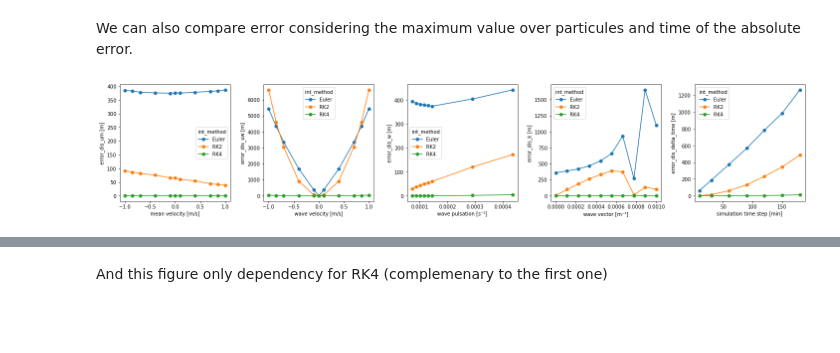
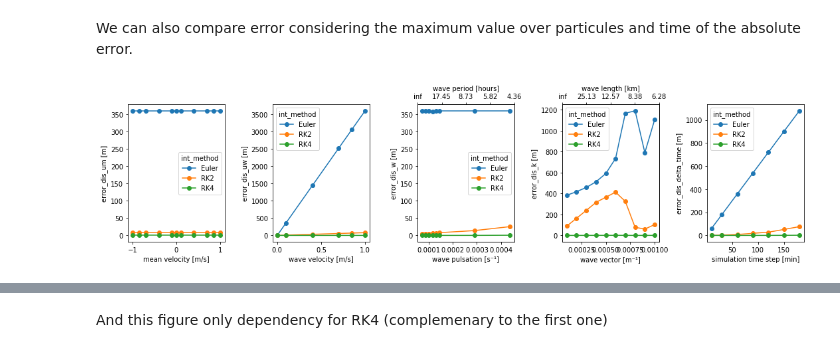
Before and after one commit to margot-demol/stage-m1, a Jupyter notebook: development/temporal_int_comparison.ipynb, the cells around one changed output, grey strips where cells are left out. Saved outputs shown, nothing was run; the diff lists cells and outputs as text; code cells hidden in the pictures; blank space fills up the shorter version.

```diff
--- a/development/temporal_int_comparison.ipynb
+++ b/development/temporal_int_comparison.ipynb
@@ -179,9 +203,9 @@ WHY $\phi=kx(t=0)$ in the average value term and $\phi=kx(t)$ in the oscillated
 To compare error, we first compute the square root of the mean value over particules and over 48 hours (day 4 and 6) of the square displacement error.
 # %%
 Um=[-1,-0.85,-0.7,-0.4,-0.1,0, 0.1, 0.4,0.7,0.85,1]
-Uw=[-1,-0.85,-0.7,-0.4,-0.1,0, 0.1, 0.4,0.7,0.85,1]
+Uw=[0, 0.1, 0.4,0.7,0.85,1]
 W=[1/2*sti.w2,6/10*sti.w2,7/10*sti.w2,8/10*sti.w2,9/10*sti.w2,1*sti.w2, 2*sti.w2, 3*sti.w2]
-K=list(np.linspace(0,0.001,10))
+K=list(np.linspace(0.0001,0.001,10))
 Var=[Um, Uw,W, K]
 
 Dt=[sti.h2s/6,sti.h2s/2,sti.h2s,sti.h2s*3/2, sti.h2s*2,sti.h2s*5/2, sti.h2s*3]
@@ -194,5 +218,3 @@ OT=[list(np.arange(0,sti.d2s*6, sti.h2s)),
     list(np.arange(0,sti.d2s*6-sti.h2s, sti.h2s*2)),
     list(np.arange(0,sti.d2s*6-sti.h2s, sti.h2s*5/2)),
     list(np.arange(0,sti.d2s*6-sti.h2s, sti.h2s*3))]
-ds=sti.dependency_ds(list_Var=Var, OT=OT, T=T, Dt=Dt, advected=0)
-ds
@@ -231,16 +248,26 @@ plt.draw()
 # %% [markdown]
 We can also compare error considering the maximum value over particules and time of the absolute error.
 # %%
-ds2=sti.dependency_ds_max(list_Var=Var, OT=OT, T=T, Dt=Dt, advected=0)
+ds2=sti.dependency_ds_max(list_Var=Var, OT=OT, T=T, Dt=Dt, advected=0, k=0)
 # %%
-fig, axes = plt.subplots(ncols=5, figsize=(20,4))
+fig, axes = plt.subplots(ncols=5, figsize=(15,4))
 ds2.error_dis_um.plot(hue='int_method',marker='o',ax=axes[0])
 ds2.error_dis_uw.plot(hue='int_method',marker='o',ax=axes[1])
-ds2.error_dis_w.plot(hue='int_method',marker='o',ax=axes[2])
-ds2.error_dis_k.plot(hue='int_method',marker='o',ax=axes[3])
+
+ds2.error_dis_w.plot( hue='int_method',marker='o',ax=axes[2])
+ax2=axes[2].twiny()
+labels_w=axes[2].get_xticks()
+ax2.set_xlabel('wave period [hours]')
+ax2.set_xticklabels(np.round(2*np.pi/labels_w/3600,2))
+
+ds2.error_dis_k.plot( hue='int_method',marker='o',ax=axes[3])
+ax3=axes[3].twiny()
+labels_k=axes[3].get_xticks()
+ax3.set_xlabel('wave length [km]')
+ax3.set_xticklabels(np.round(2*np.pi/labels_k/sti.km,2))
+
 ds2.error_dis_delta_time.plot( x='delta_t_min',hue='int_method',marker='o',ax=axes[4])
 plt.tight_layout()
-
 plt.draw()
 # %% [output]
-[figure, old version]
+[figure, new version]
```
Also changed, not shown: parts of 23 cells of this notebook, 2 other files.
